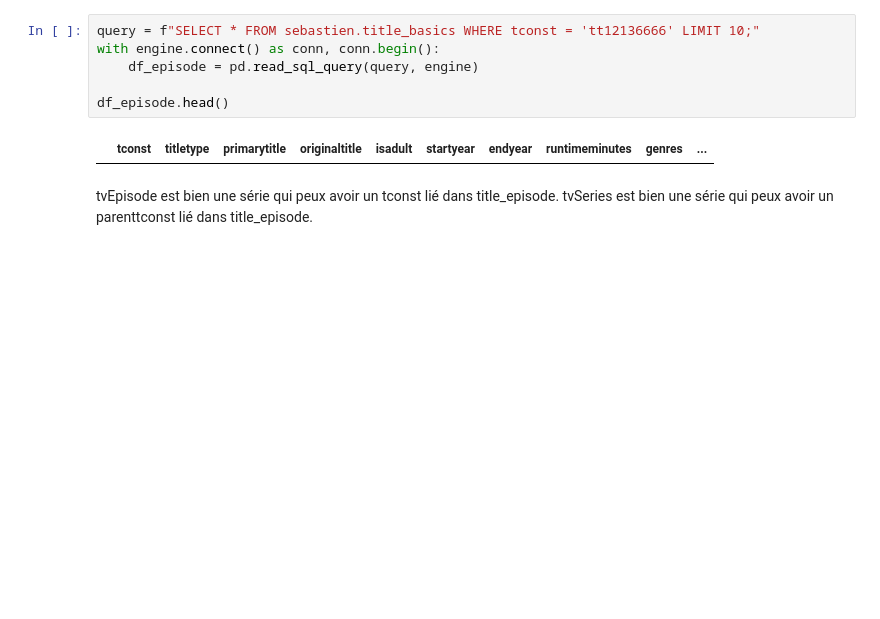
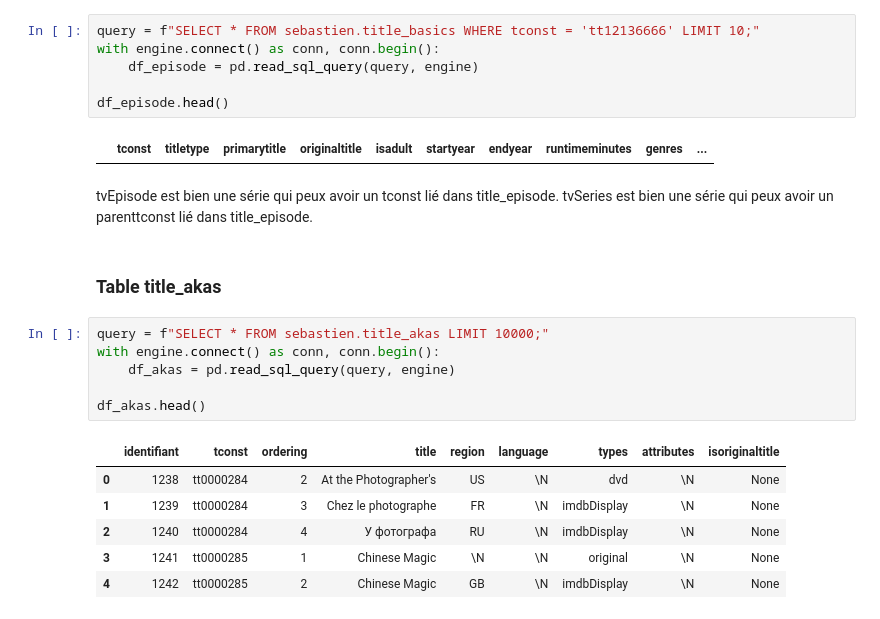
Before and after one commit to MelodyDuplaix/Netfloox_g0_JohnBondouxDuplaix, a Jupyter notebook: analyse.ipynb, the cells around one changed output. Saved outputs shown, nothing was run; the diff lists cells and outputs as text; blank space fills up the shorter version.

```diff
--- a/analyse.ipynb
+++ b/analyse.ipynb
@@ -228,3 +222,18 @@ df_episode.head()
 |  | tconst | titletype | primarytitle | originaltitle | isadult | startyear | endyear | runtimeminutes | genres | ... |
 # %% [markdown]
 tvEpisode est bien une série qui peux avoir un tconst lié dans title_episode. tvSeries est bien une série qui peux avoir un parenttconst lié dans title_episode.
+# %% [markdown]
+### Table title_akas
+# %%
+query = f"SELECT * FROM sebastien.title_akas LIMIT 10000;"
+with engine.connect() as conn, conn.begin():
+    df_akas = pd.read_sql_query(query, engine)
+
+df_akas.head()
+# %% [output]
+|  | identifiant | tconst | ordering | title | region | language | types | attributes | isoriginaltitle |
+| 0 | 1238 | tt0000284 | 2 | At the Photographer's | US | \N | dvd | \N | None |
+| 1 | 1239 | tt0000284 | 3 | Chez le photographe | FR | \N | imdbDisplay | \N | None |
+| 2 | 1240 | tt0000284 | 4 | У фотографа | RU | \N | imdbDisplay | \N | None |
+| 3 | 1241 | tt0000285 | 1 | Chinese Magic | \N | \N | original | \N | None |
+| 4 | 1242 | tt0000285 | 2 | Chinese Magic | GB | \N | imdbDisplay | \N | None |
```
Also changed, not shown: parts of 7 cells of this notebook, 4 other files.
